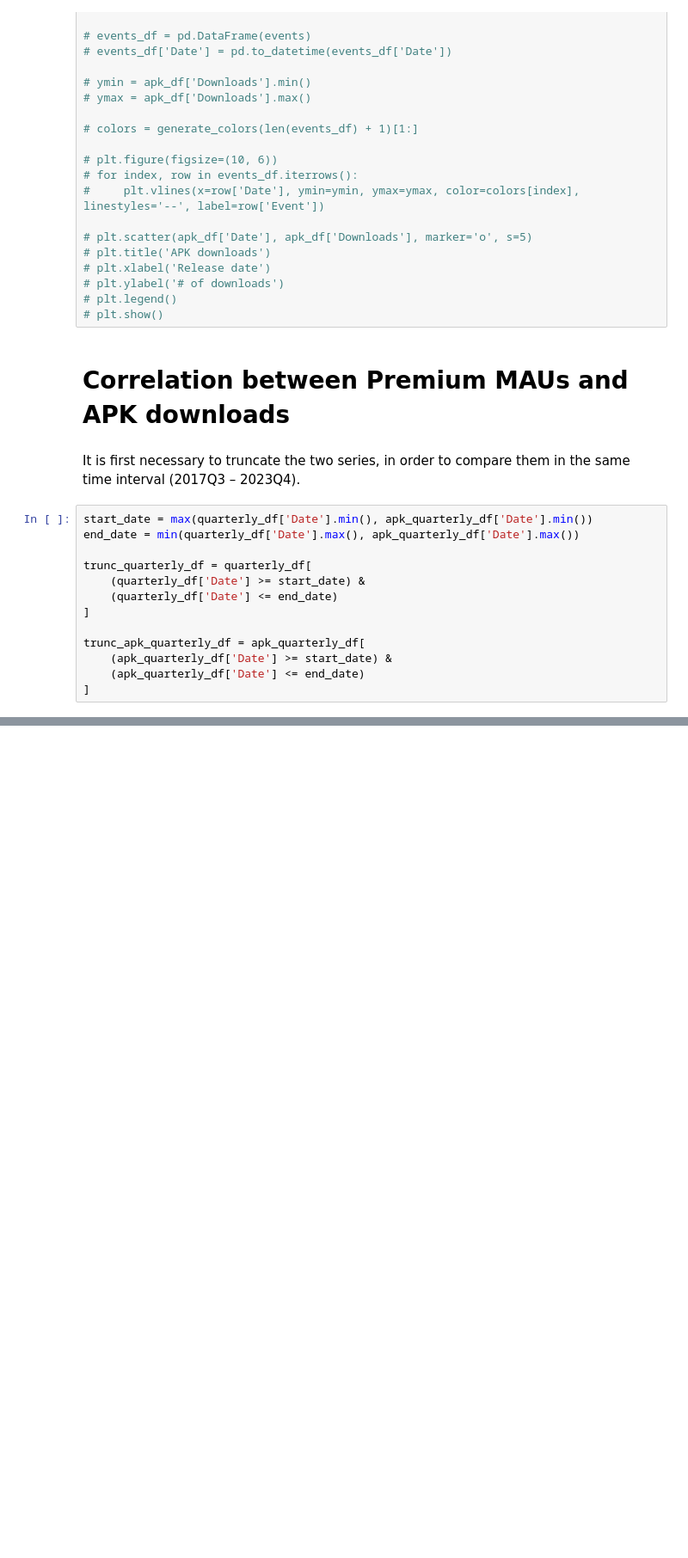
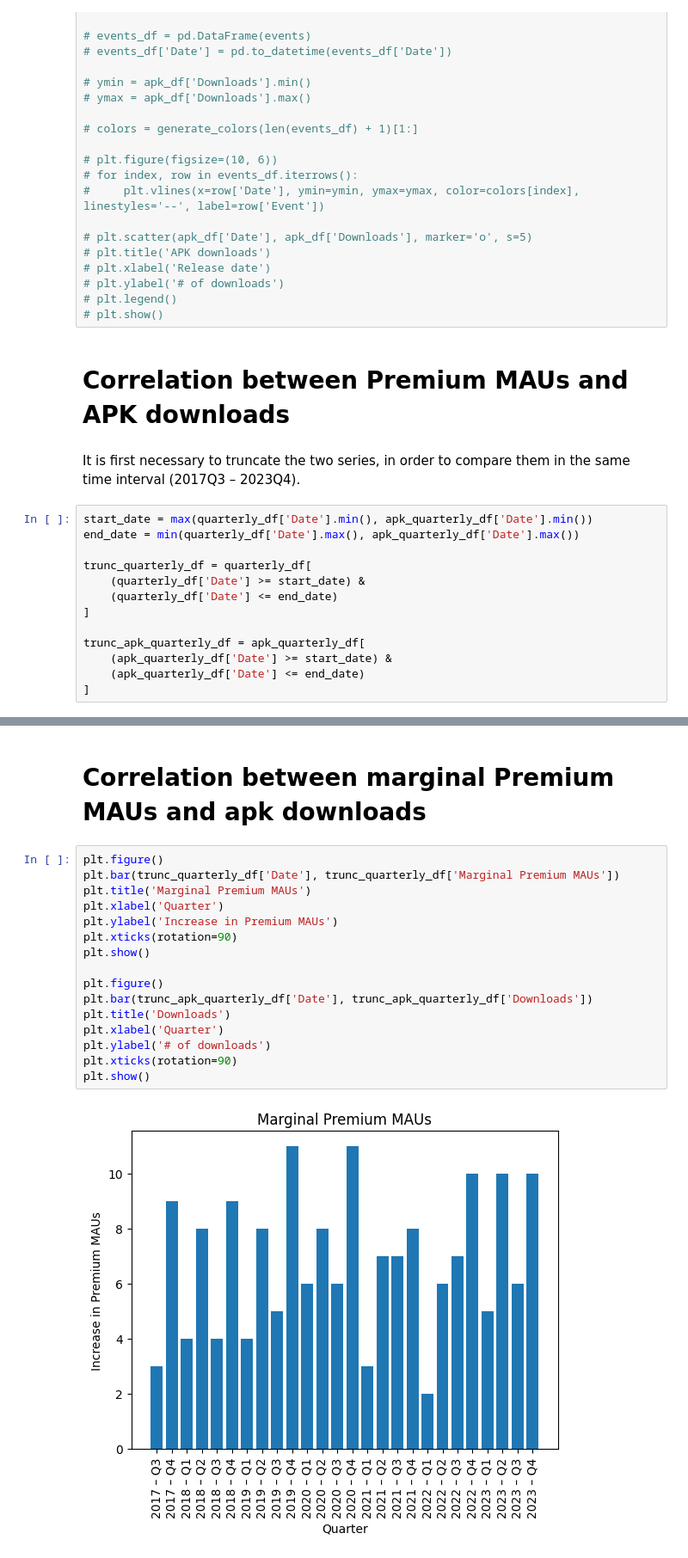
Before and after one commit to riccardoscotti/hds-music-industry, a Jupyter notebook: src/main.ipynb, the cells around one changed output, grey strips where cells are left out. Shown: that part at 86% size. Drawn from its saved outputs; the diff is of its cells as text; blank space fills up the shorter version.

```diff
--- a/src/main.ipynb
+++ b/src/main.ipynb
@@ -117,2 +125,22 @@ print(pearson_corr)
 # %% [output]
 0.6391780053158126
+# %% [markdown]
+# Correlation between marginal Premium MAUs and apk downloads
+# %%
+plt.figure()
+plt.bar(trunc_quarterly_df['Date'], trunc_quarterly_df['Marginal Premium MAUs'])
+plt.title('Marginal Premium MAUs')
+plt.xlabel('Quarter')
+plt.ylabel('Increase in Premium MAUs')
+plt.xticks(rotation=90)
+plt.show()
+
+plt.figure()
+plt.bar(trunc_apk_quarterly_df['Date'], trunc_apk_quarterly_df['Downloads'])
+plt.title('Downloads')
+plt.xlabel('Quarter')
+plt.ylabel('# of downloads')
+plt.xticks(rotation=90)
+plt.show()
+# %% [output]
+[figure, added]
```
Also changed, not shown: parts of 5 cells of this notebook.
